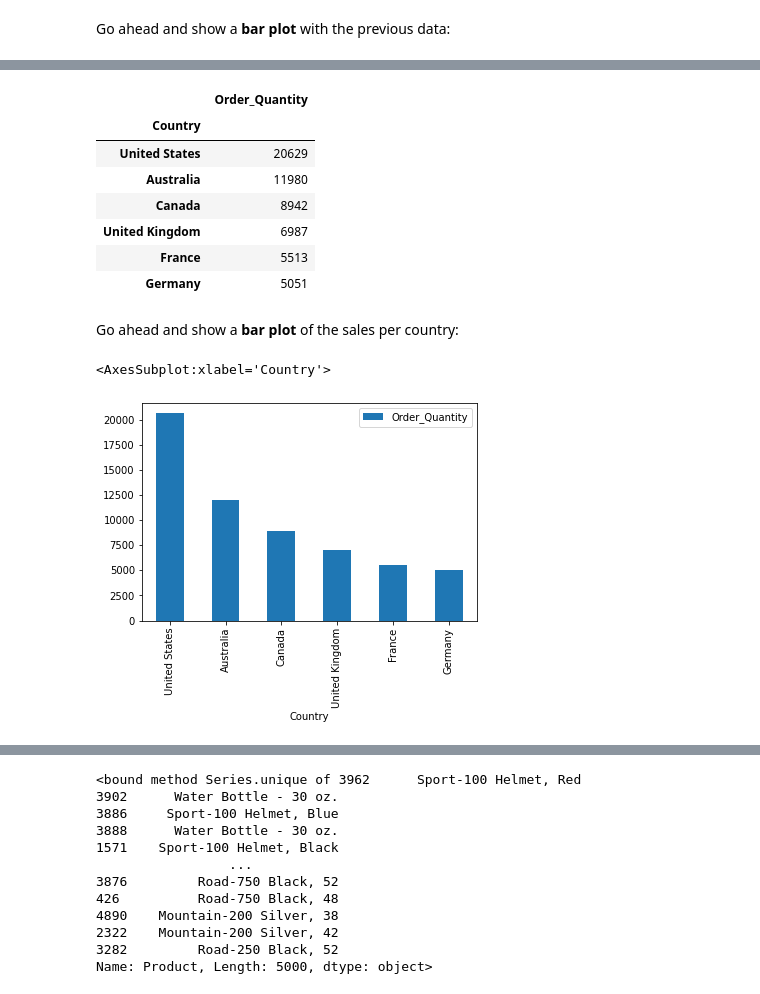
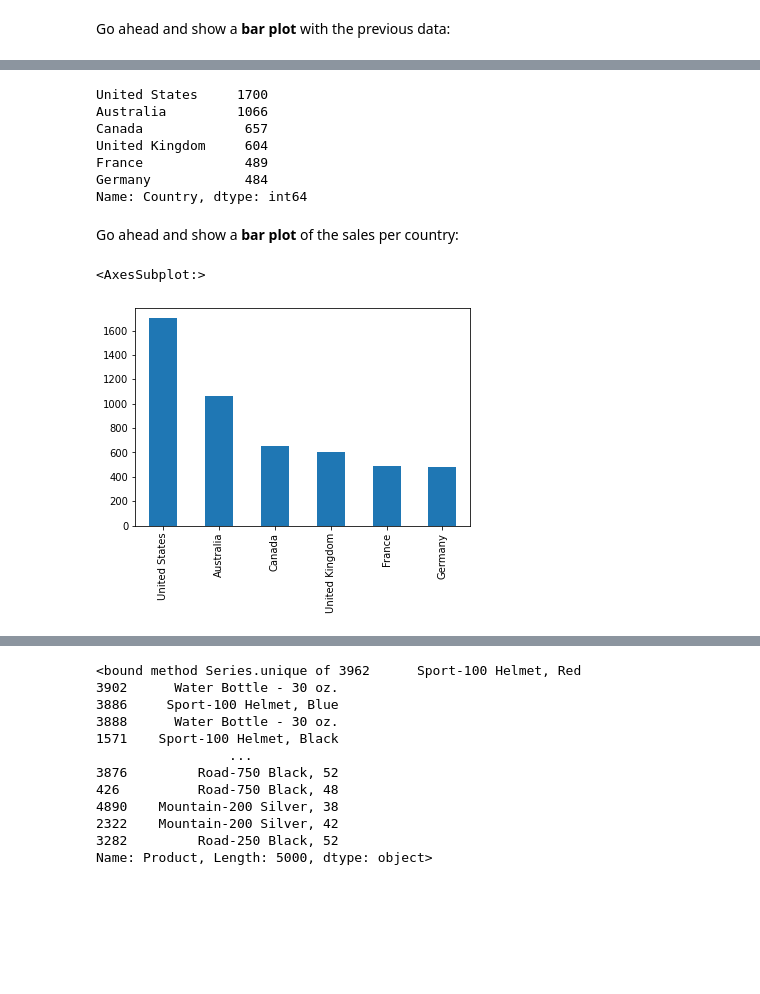
Before and after one commit to originalugo/PDA-bike-store-sales, a Jupyter notebook: Project.ipynb, the cells around one changed output, grey strips where cells are left out. Drawn from its saved outputs; the diff is of its cells as text; code cells hidden in the pictures; blank space fills up the shorter version.

```diff
--- a/Project.ipynb
+++ b/Project.ipynb
@@ -292,23 +329,25 @@ Go ahead and show a <b>bar plot</b> with the previous data:
 ### Which country has the most sales `quantity of sales`?
 # %%
 # your code goes here
-sales[['Country', 'Order_Quantity']].groupby('Country').sum().sort_values(by='Order_Quantity', ascending=False)
+#sales[['Country', 'Order_Quantity']].groupby('Country').sum().sort_values(by='Order_Quantity', ascending=False)
+sales['Country'].value_counts()
 # %% [output]
-|  | Order_Quantity |
-| Country |  |
-| United States | 20629 |
-| Australia | 11980 |
-| Canada | 8942 |
-| United Kingdom | 6987 |
-| France | 5513 |
-| Germany | 5051 |
+United States     1700
+Australia         1066
+Canada             657
+United Kingdom     604
+France             489
+Germany            484
+Name: Country, dtype: int64
 # %% [markdown]
 Go ahead and show a <b>bar plot</b> of the sales per country:
 # %%
 %matplotlib inline
 
-df = sales[['Country', 'Order_Quantity']].groupby('Country').sum().sort_values(by='Order_Quantity', ascending=False)
-df.plot(kind='bar')
+#df = sales[['Country', 'Order_Quantity']].groupby('Country').sum().sort_values(by='Order_Quantity', ascending=False)
+#df.plot(kind='bar')
+
+sales['Country'].value_counts().plot(kind='bar')
 # %% [output]
-<AxesSubplot:xlabel='Country'>
+<AxesSubplot:>
-[figure, old version]
+[figure, new version]
```
Also changed, not shown: parts of 35 cells of this notebook.
